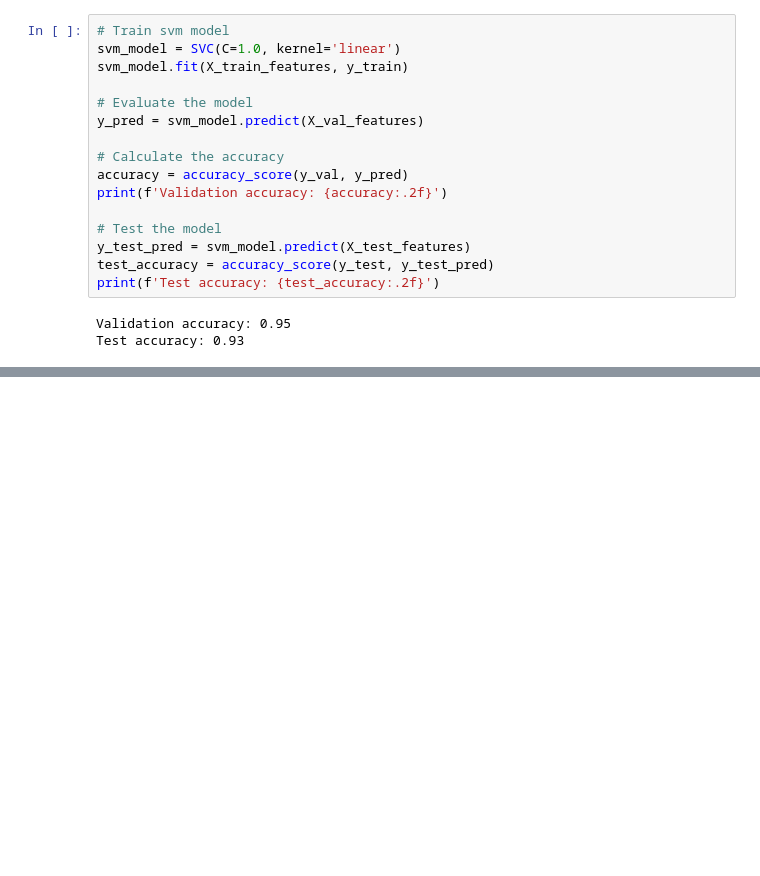
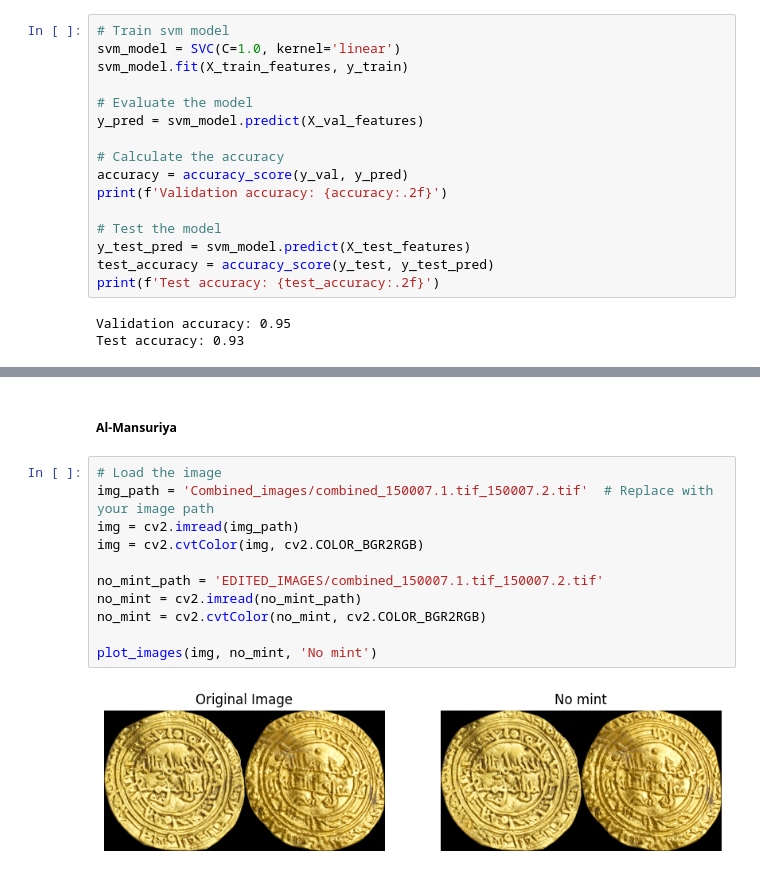
Before and after one commit to Aviost111/final_proj, a Jupyter notebook: feature_extraction_and_gradcam.ipynb, the cells around one changed output, grey strips where cells are left out. Cells and saved outputs as stored; diff of their text form; blank space fills up the shorter version.

```diff
--- a/feature_extraction_and_gradcam.ipynb
+++ b/feature_extraction_and_gradcam.ipynb
@@ -468,0 +527,15 @@ Test accuracy: 0.93
+# %% [markdown]
+##### Al-Mansuriya
+# %%
+# Load the image
+img_path = 'Combined_images/combined_150007.1.tif_150007.2.tif'  # Replace with your image path
+img = cv2.imread(img_path)
+img = cv2.cvtColor(img, cv2.COLOR_BGR2RGB)
+
+no_mint_path = 'EDITED_IMAGES/combined_150007.1.tif_150007.2.tif'
+no_mint = cv2.imread(no_mint_path)
+no_mint = cv2.cvtColor(no_mint, cv2.COLOR_BGR2RGB)
+
+plot_images(img, no_mint, 'No mint')
+# %% [output]
+[figure, added]
```
Also changed, not shown: parts of 7 cells of this notebook, 2 other files.
